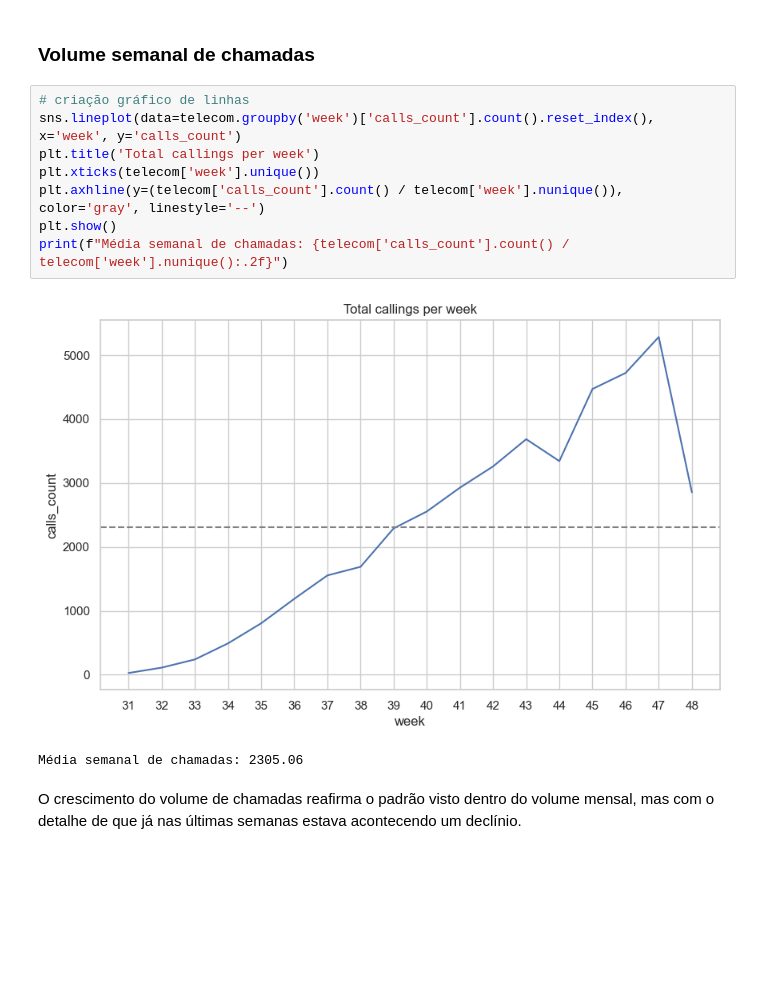
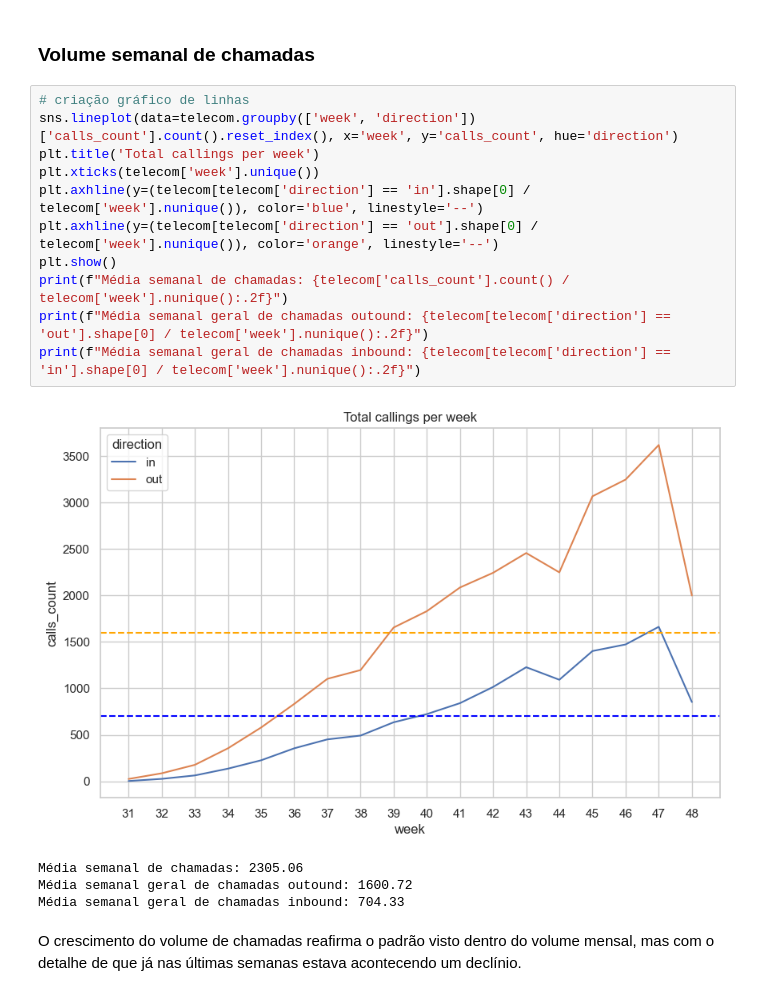
Before and after one commit to rodriguesbrian/tt14_call_center_project, a Jupyter notebook: notebooks/call_center_efficiency.ipynb, the cells around one changed output. Saved outputs shown, nothing was run; the diff lists cells and outputs as text; blank space fills up the shorter version.

```diff
--- a/notebooks/call_center_efficiency.ipynb
+++ b/notebooks/call_center_efficiency.ipynb
@@ -328,15 +333,20 @@ Aumento exponencial do volume de chamadas ao longo do período (de aproximadamen
 ### Volume semanal de chamadas
 # %%
 # criação gráfico de linhas
-sns.lineplot(data=telecom.groupby('week')['calls_count'].count().reset_index(), x='week', y='calls_count')
+sns.lineplot(data=telecom.groupby(['week', 'direction'])['calls_count'].count().reset_index(), x='week', y='calls_count', hue='direction')
 plt.title('Total callings per week')
 plt.xticks(telecom['week'].unique())
-plt.axhline(y=(telecom['calls_count'].count() / telecom['week'].nunique()), color='gray', linestyle='--')
+plt.axhline(y=(telecom[telecom['direction'] == 'in'].shape[0] / telecom['week'].nunique()), color='blue', linestyle='--')
+plt.axhline(y=(telecom[telecom['direction'] == 'out'].shape[0] / telecom['week'].nunique()), color='orange', linestyle='--')
 plt.show()
 print(f"Média semanal de chamadas: {telecom['calls_count'].count() / telecom['week'].nunique():.2f}")
+print(f"Média semanal geral de chamadas outound: {telecom[telecom['direction'] == 'out'].shape[0] / telecom['week'].nunique():.2f}")
+print(f"Média semanal geral de chamadas inbound: {telecom[telecom['direction'] == 'in'].shape[0] / telecom['week'].nunique():.2f}")
 # %% [output]
-[figure, old version]
+[figure, new version]
 Média semanal de chamadas: 2305.06
+Média semanal geral de chamadas outound: 1600.72
+Média semanal geral de chamadas inbound: 704.33
 # %% [markdown]
 O crescimento do volume de chamadas reafirma o padrão visto dentro do volume mensal, mas com o detalhe de que já nas últimas semanas estava acontecendo um declínio.
 # %% [markdown]
```
Also changed, not shown: parts of 39 cells of this notebook.
